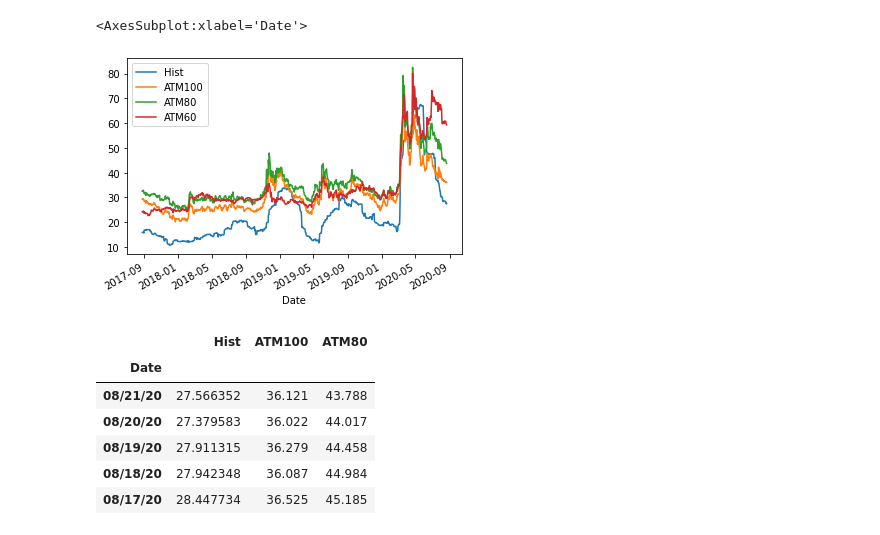
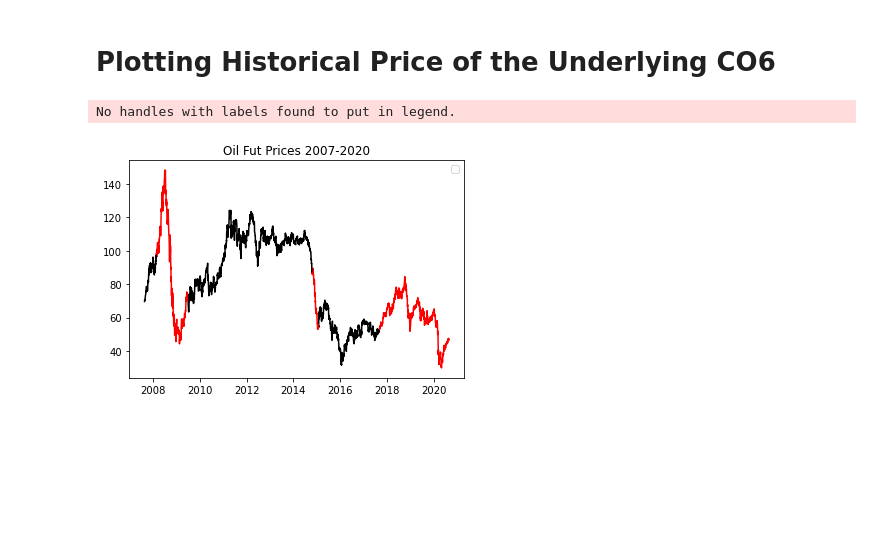
Before and after one commit to rsaouma/CO6_analysis, a Jupyter notebook: Analysis.ipynb, the cells around one changed output. Cells and saved outputs as stored; diff of their text form; code cells hidden in the pictures; blank space fills up the shorter version.

Commit message:
.graphs

```diff
--- a/Analysis.ipynb
+++ b/Analysis.ipynb
@@ -45,16 +40,22 @@ dprice_COH1P35_1Y = dprice_COH1P35_1Y.set_index('Date')
-# %%
-dvol_CO6_17_20.plot()
-# %% [output]
-<AxesSubplot:xlabel='Date'>
-[figure, removed]
-# %%
-
-dvol_CO06_17_20.head()
-# %% [output]
-|  | Hist | ATM100 | ATM80 |
-| Date |  |  |  |
-| 08/21/20 | 27.566352 | 36.121 | 43.788 |
-| 08/20/20 | 27.379583 | 36.022 | 44.017 |
-| 08/19/20 | 27.911315 | 36.279 | 44.458 |
-| 08/18/20 | 27.942348 | 36.087 | 44.984 |
-| 08/17/20 | 28.447734 | 36.525 | 45.185 |
+# %% [markdown]
+# Plotting Historical Price of the Underlying CO6
+# %%
+seg1 = ('2007-08-23','2008-02-22')
+seg2 = ('2008-02-22','2009-06-22')
+seg3 = ('2009-06-22','2014-10-14')
+seg4 = ('2014-10-14','2015-01-16')
+seg5 = ('2015-01-16','2017-08-24')
+seg6 = ('2017-08-24','2020-08-21')
+# %%
+plt.plot(dprice_CO6_08_20["Last Price"].loc[seg6[1]:seg6[0]],'-r')
+plt.plot(dprice_CO6_08_20["Last Price"].loc[seg5[1]:seg5[0]],'-k')
+plt.plot(dprice_CO6_08_20["Last Price"].loc[seg4[1]:seg4[0]],'-r')
+plt.plot(dprice_CO6_08_20["Last Price"].loc[seg3[1]:seg3[0]],'-k')
+plt.plot(dprice_CO6_08_20["Last Price"].loc[seg2[1]:seg2[0]],'-r')
+plt.plot(dprice_CO6_08_20["Last Price"].loc[seg1[1]:seg1[0]],'-k')
+plt.legend()
+plt.title('Oil Fut Prices 2007-2020')
+plt.show()
+# %% [output]
+No handles with labels found to put in legend.
+[figure, added]
```
Also changed, not shown: parts of 11 cells of this notebook.
